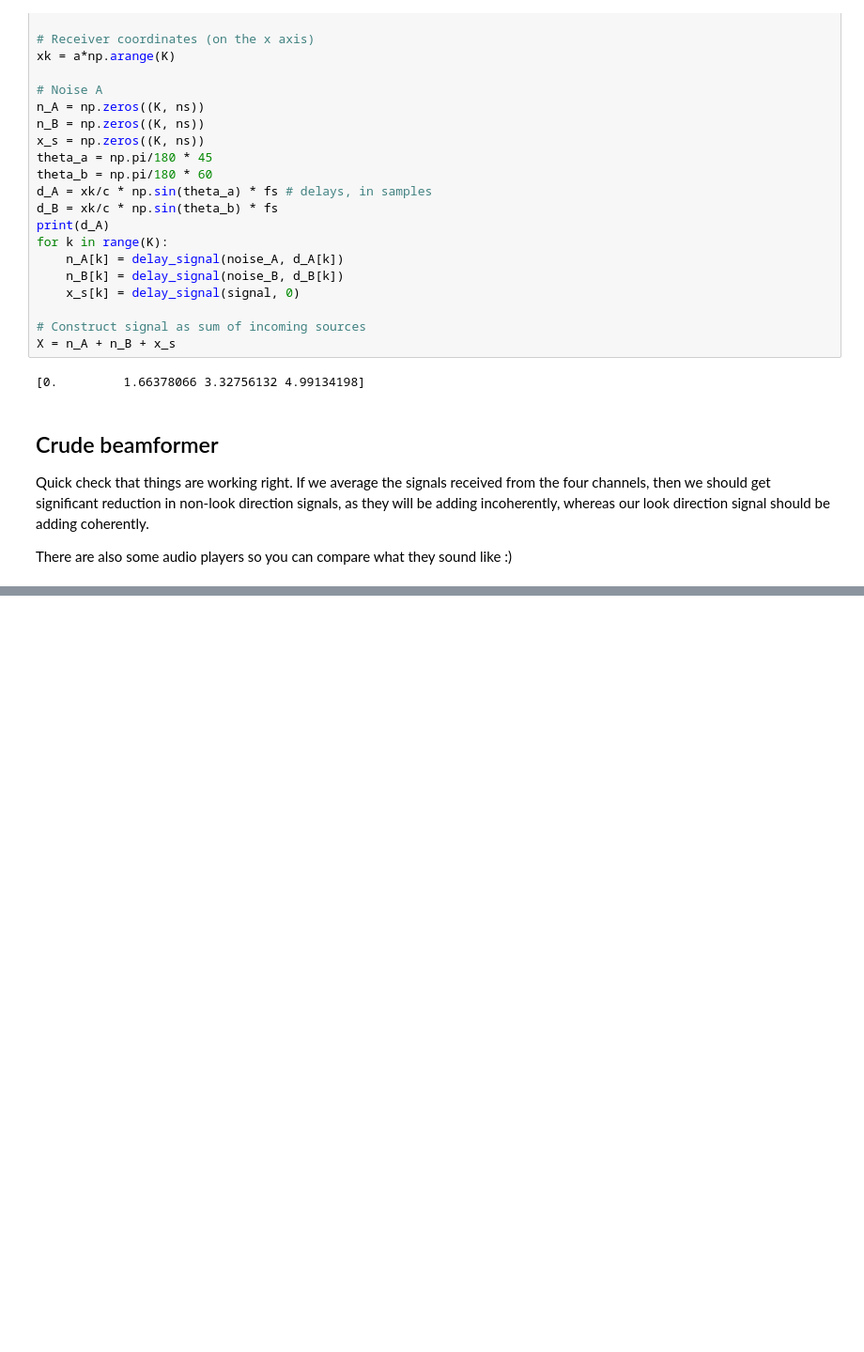
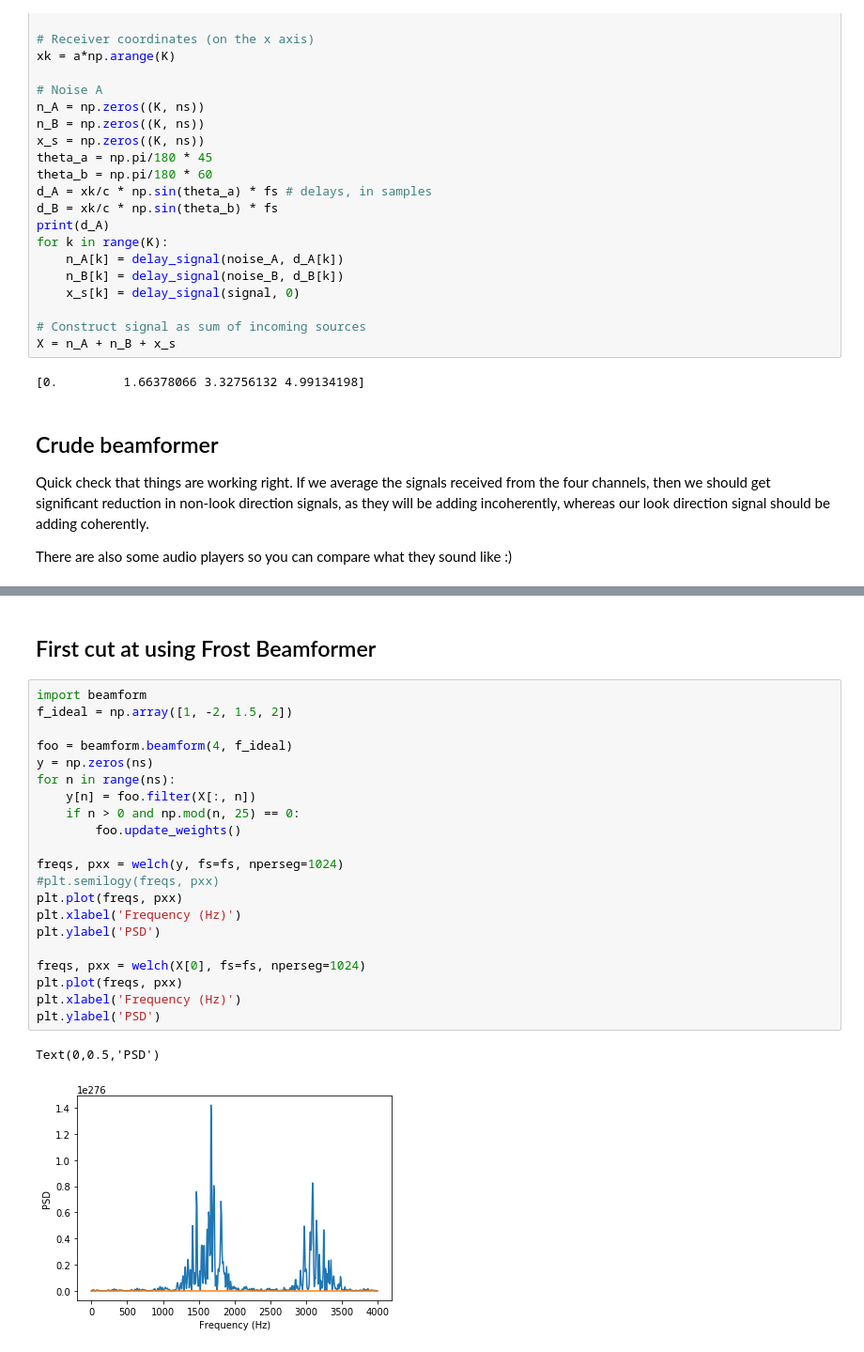
Before and after one commit to smarsland/Beamform, a Jupyter notebook: Beamforming Testing.ipynb, the cells around one changed output, grey strips where cells are left out. Shown at 94% size. Drawn from its saved outputs; the diff is of its cells as text; blank space fills up the shorter version.

Commit message:
Frost beamformer added. Not currently working

```diff
--- a/Beamforming Testing.ipynb
+++ b/Beamforming Testing.ipynb
@@ -198,3 +194,29 @@ display(Audio(data = X[0], rate=fs))
 [interactive output not drawn]
 [interactive output not drawn]
 [figure]
+# %% [markdown]
+## First cut at using Frost Beamformer
+# %%
+import beamform
+f_ideal = np.array([1, -2, 1.5, 2])
+
+foo = beamform.beamform(4, f_ideal)
+y = np.zeros(ns)
+for n in range(ns):
+    y[n] = foo.filter(X[:, n])
+    if n > 0 and np.mod(n, 25) == 0:
+        foo.update_weights()
+
+freqs, pxx = welch(y, fs=fs, nperseg=1024)
+#plt.semilogy(freqs, pxx)
+plt.plot(freqs, pxx)
+plt.xlabel('Frequency (Hz)')
+plt.ylabel('PSD')
+
+freqs, pxx = welch(X[0], fs=fs, nperseg=1024)
+plt.plot(freqs, pxx)
+plt.xlabel('Frequency (Hz)')
+plt.ylabel('PSD')
+# %% [output]
+Text(0,0.5,'PSD')
+[figure, added]
```
Also changed, not shown: parts of 1 cell of this notebook.
